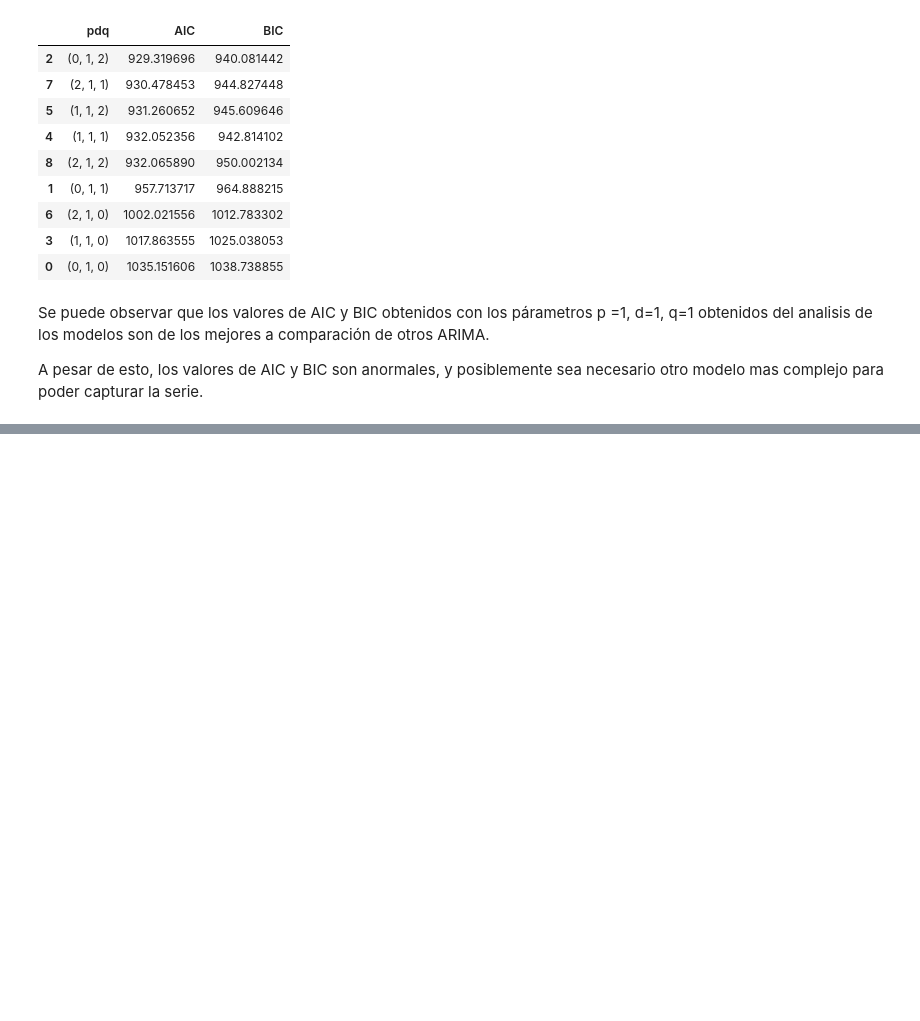
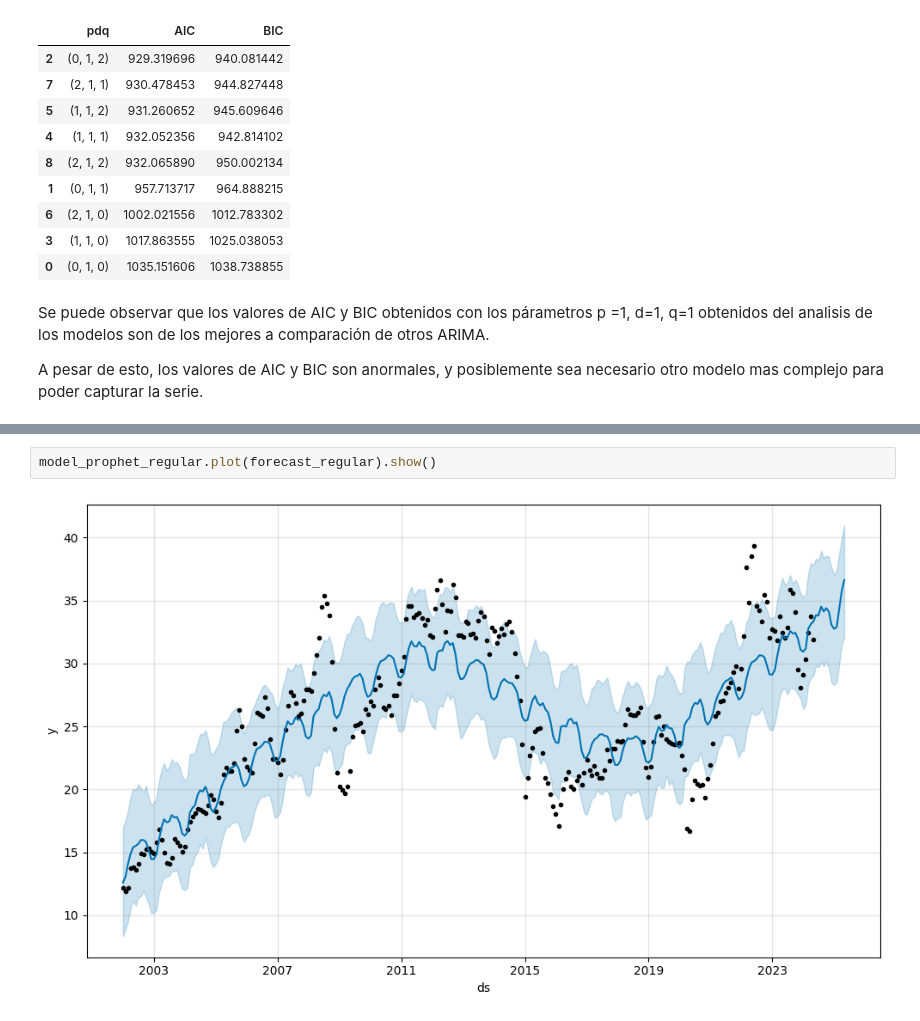
Before and after one commit to FranzCastillo/GUA-Gasoline-Analysis, a Jupyter notebook: modeling.ipynb, the cells around one changed output, grey strips where cells are left out. Cells and saved outputs as stored; diff of their text form; blank space fills up the shorter version.

```diff
--- a/modeling.ipynb
+++ b/modeling.ipynb
@@ -803,0 +854,4 @@ A pesar de esto, los valores de AIC y BIC son anormales, y posiblemente sea nece
+# %%
+model_prophet_regular.plot(forecast_regular).show()
+# %% [output]
+[figure, added]
```
Also changed, not shown: parts of 11 cells of this notebook, 1 other file.
